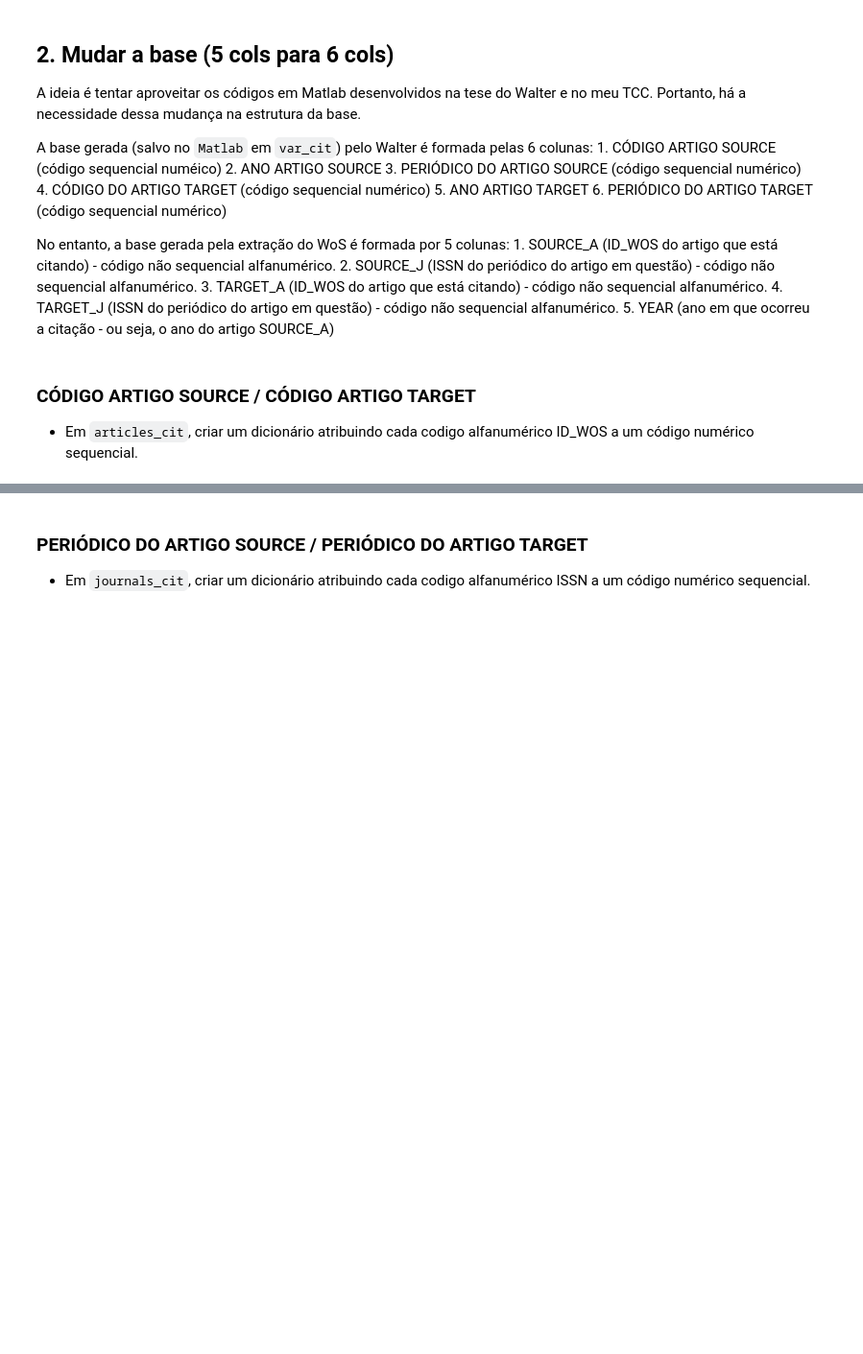
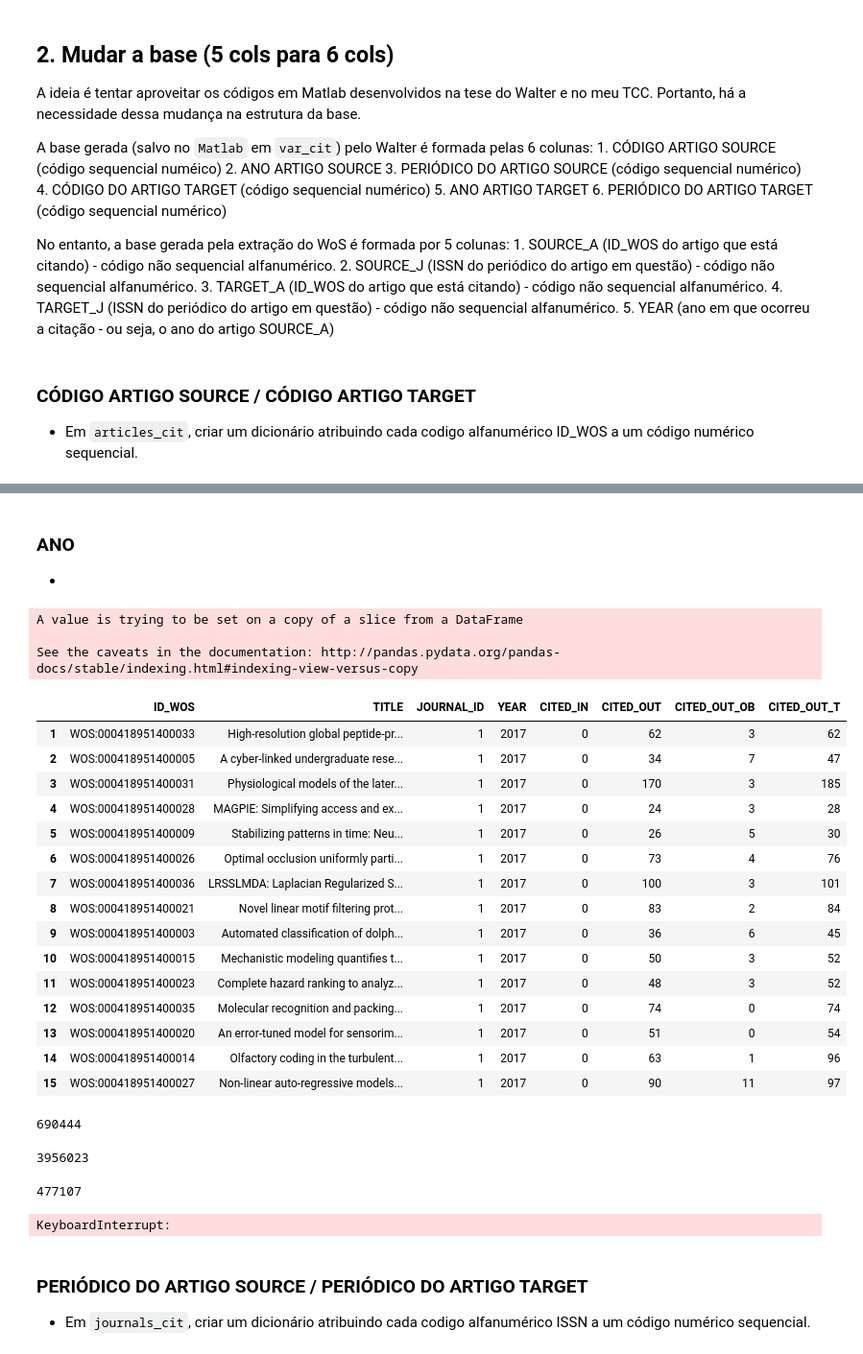
Before and after one commit to anacwagner/FGV_EMAp_Tese, a Jupyter notebook: analises_ac2.ipynb, the cells around one changed output, grey strips where cells are left out. Shown: that part at 96% size. Saved outputs shown, nothing was run; the diff lists cells and outputs as text; code cells hidden in the pictures; blank space fills up the shorter version.

```diff
--- a/analises_ac2.ipynb
+++ b/analises_ac2.ipynb
@@ -226,0 +242,2 @@ A base gerada (salvo no  `Matlab` em `var_cit`) pelo Walter é formada pelas 6 c
+# %%
+articles_cit_b = articles_cit[articles_cit['ID_WOS'] != 'FORA DA BASE']
@@ -227,3 +281,51 @@ A base gerada (salvo no  `Matlab` em `var_cit`) pelo Walter é formada pelas 6 c
+# %% [markdown]
+### ANO
+
+*
+# %%
+years = articles_cit_b
+years.ID_WOS.drop_duplicates(keep=False,inplace=True)
+years.head(15)
+# %% [output]
+A value is trying to be set on a copy of a slice from a DataFrame
+
+See the caveats in the documentation: http://pandas.pydata.org/pandas-docs/stable/indexing.html#indexing-view-versus-copy
+|  | ID_WOS | TITLE | JOURNAL_ID | YEAR | CITED_IN | CITED_OUT | CITED_OUT_OB | CITED_OUT_T |
+| 1 | WOS:000418951400033 | High-resolution global peptide-pr... | 1 | 2017 | 0 | 62 | 3 | 62 |
+| 2 | WOS:000418951400005 | A cyber-linked undergraduate rese... | 1 | 2017 | 0 | 34 | 7 | 47 |
+| 3 | WOS:000418951400031 | Physiological models of the later... | 1 | 2017 | 0 | 170 | 3 | 185 |
+| 4 | WOS:000418951400028 | MAGPIE: Simplifying access and ex... | 1 | 2017 | 0 | 24 | 3 | 28 |
+| 5 | WOS:000418951400009 | Stabilizing patterns in time: Neu... | 1 | 2017 | 0 | 26 | 5 | 30 |
+| 6 | WOS:000418951400026 | Optimal occlusion uniformly parti... | 1 | 2017 | 0 | 73 | 4 | 76 |
+| 7 | WOS:000418951400036 | LRSSLMDA: Laplacian Regularized S... | 1 | 2017 | 0 | 100 | 3 | 101 |
+| 8 | WOS:000418951400021 | Novel linear motif filtering prot... | 1 | 2017 | 0 | 83 | 2 | 84 |
+| 9 | WOS:000418951400003 | Automated classification of dolph... | 1 | 2017 | 0 | 36 | 6 | 45 |
+| 10 | WOS:000418951400015 | Mechanistic modeling quantifies t... | 1 | 2017 | 0 | 50 | 3 | 52 |
+| 11 | WOS:000418951400023 | Complete hazard ranking to analyz... | 1 | 2017 | 0 | 48 | 3 | 52 |
+| 12 | WOS:000418951400035 | Molecular recognition and packing... | 1 | 2017 | 0 | 74 | 0 | 74 |
+| 13 | WOS:000418951400020 | An error-tuned model for sensorim... | 1 | 2017 | 0 | 51 | 0 | 54 |
+| 14 | WOS:000418951400014 | Olfactory coding in the turbulent... | 1 | 2017 | 0 | 63 | 1 | 96 |
+| 15 | WOS:000418951400027 | Non-linear auto-regressive models... | 1 | 2017 | 0 | 90 | 11 | 97 |
+# %%
+len(all_articles)
+# %% [output]
+690444
+# %%
+len(years)
+# %% [output]
+3956023
+# %%
+len(list(years['ID_WOS'].unique()))
+# %% [output]
+477107
+# %%
+years_dic = {}
+i = 1
+for id_wos in all_articles:
+    years_dic[id_wos] = articles_cit_b[articles_cit_b.ID_WOS == id_wos]
+    i = i + 1
+# %% [output]
+KeyboardInterrupt:
 # %% [markdown]
 ### PERIÓDICO DO ARTIGO SOURCE / PERIÓDICO DO ARTIGO TARGET
 * Em `journals_cit`, criar um dicionário atribuindo cada codigo alfanumérico ISSN a um código numérico sequencial.
```
Also changed, not shown: parts of 27 cells of this notebook.
